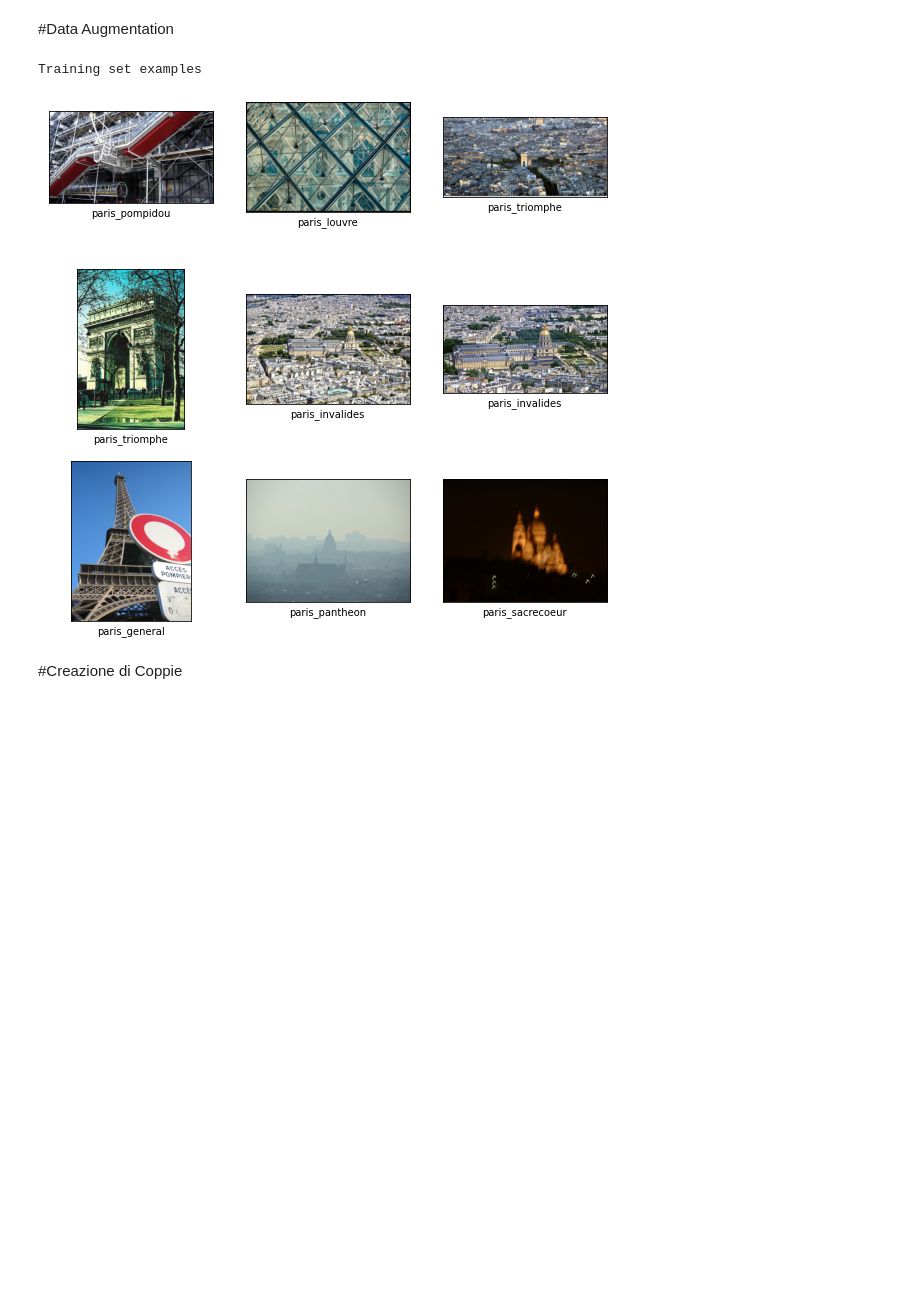
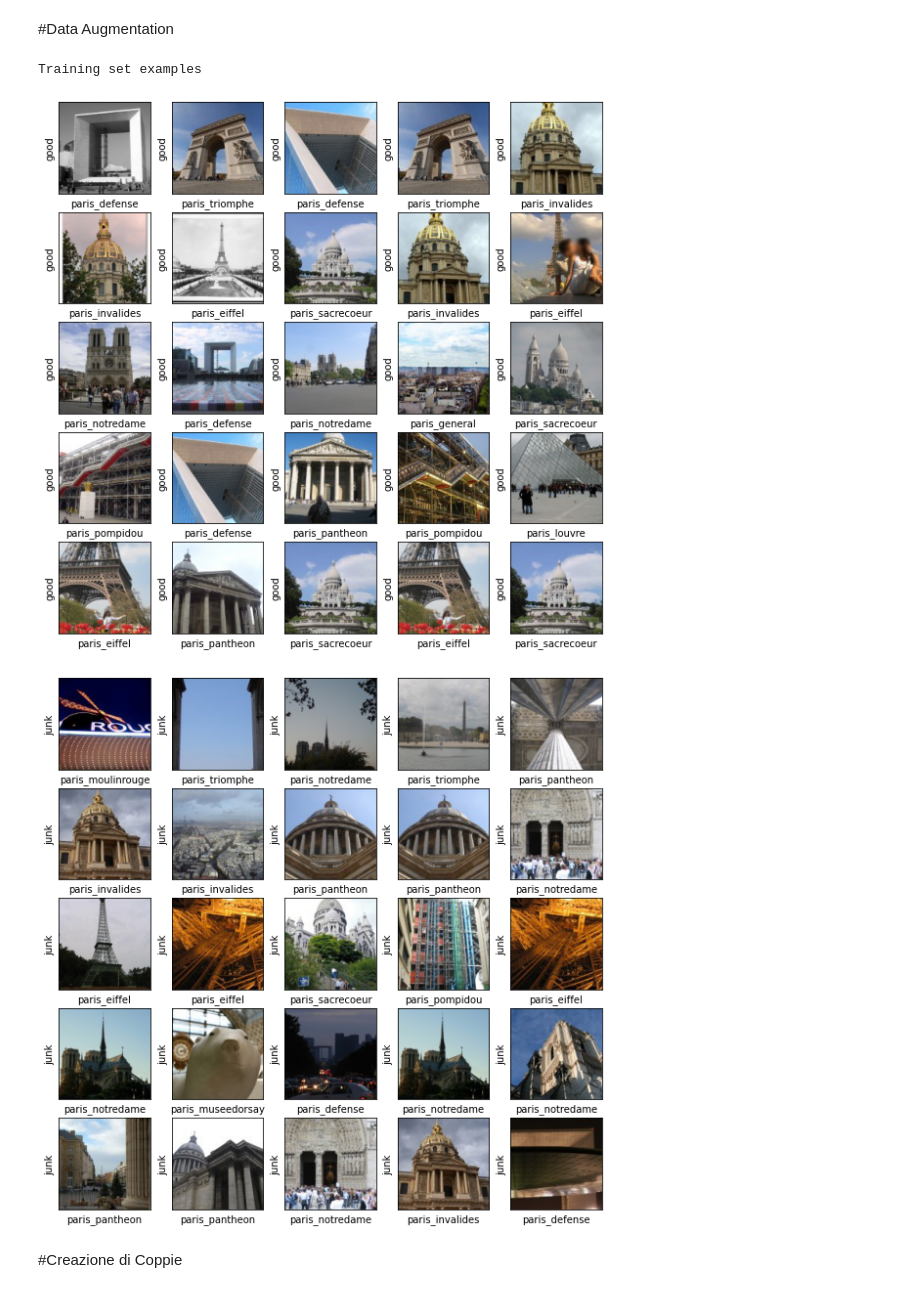
Before and after one commit to MrGreensushi/MachineLearningProject, a Jupyter notebook: Progetto.ipynb, the cells around one changed output. Cells and saved outputs as stored; diff of their text form; code cells hidden in the pictures; blank space fills up the shorter version.

```diff
--- a/Progetto.ipynb
+++ b/Progetto.ipynb
@@ -202,22 +226,36 @@ z_test = valutazioni[-test_len:]
 #eventuali trasformazioni
 # %%
 import matplotlib.pyplot as plt
+import random
 
-#Stampa esempi
-print("Training set examples")
-plt.figure(figsize=(10,10))
-for i in range(9):
-    plt.subplot(3,3,i+1)
+def stampa_esempi(val):
+  plt.figure(figsize=(10,10))
+  for i in range(25):
+    plt.subplot(5,5,i+1)
     plt.xticks([])
     plt.yticks([])
     plt.grid(False)
-    plt.imshow(x_train[i]/255, cmap=plt.cm.binary)
-    plt.xlabel(class_names[y_train[i]])
+    #plt.imshow(dataset[i], cmap=plt.cm.binary)
+    landmark = random.randint(0, len(x_train)-1)
+    index = random.randint(0, len(x_train[landmark])-1)
+    plt.imshow(x_train[landmark][val][index], cmap=plt.cm.binary)
+    plt.xlabel(class_names[landmark])
+    if val == 1:
+      plt.ylabel("good")
+    if val == 3:
+      plt.ylabel("junk")
+  plt.show()
+  return;
 
-plt.show()
+#Stampa esempi good
+print("Training set examples")
+stampa_esempi(1)
+print("")
+stampa_esempi(3)
 # %% [output]
 Training set examples
-[figure, old version]
+[figure, new version]
+[figure, added]
 # %% [markdown]
 #Creazione di Coppie
 # %%
```
Also changed, not shown: parts of 18 cells of this notebook.
